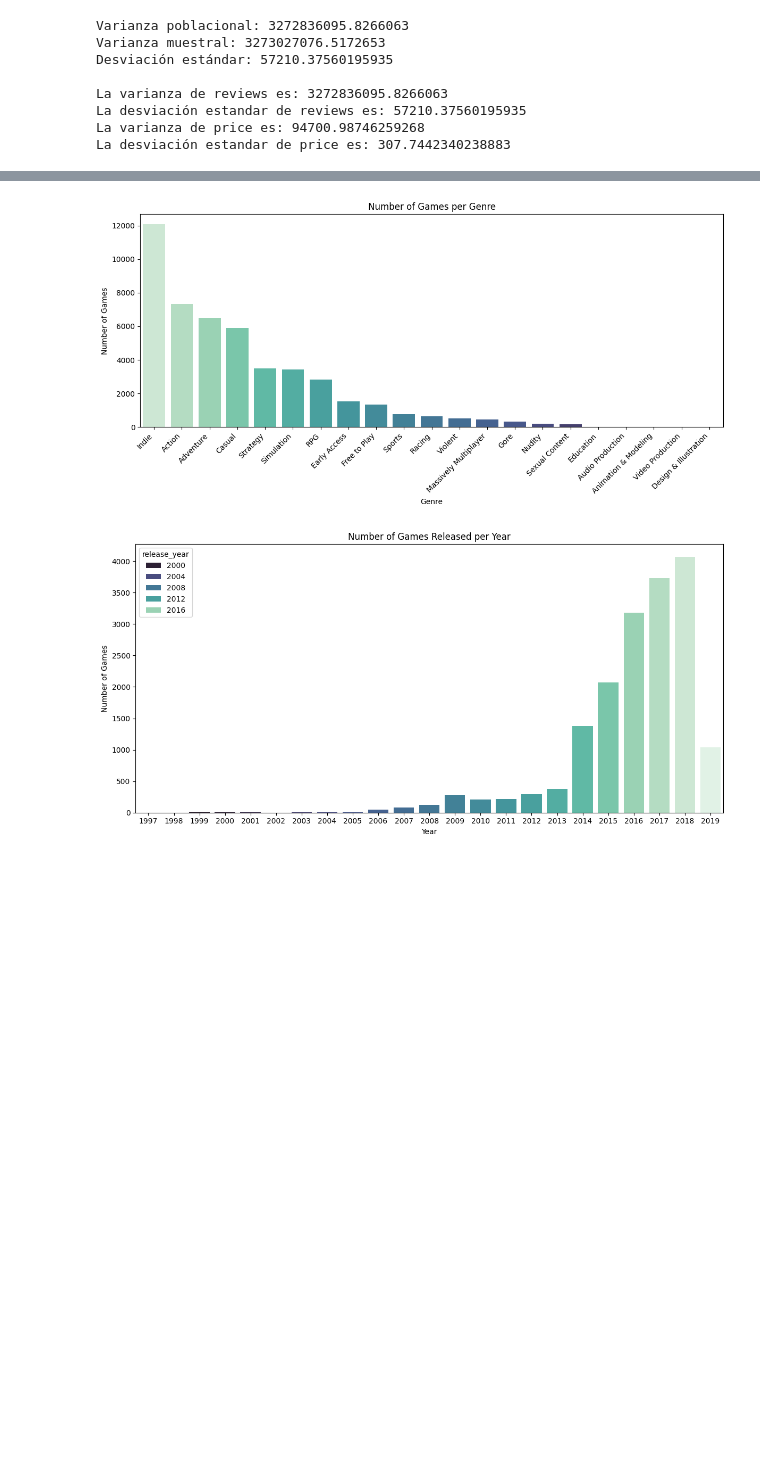
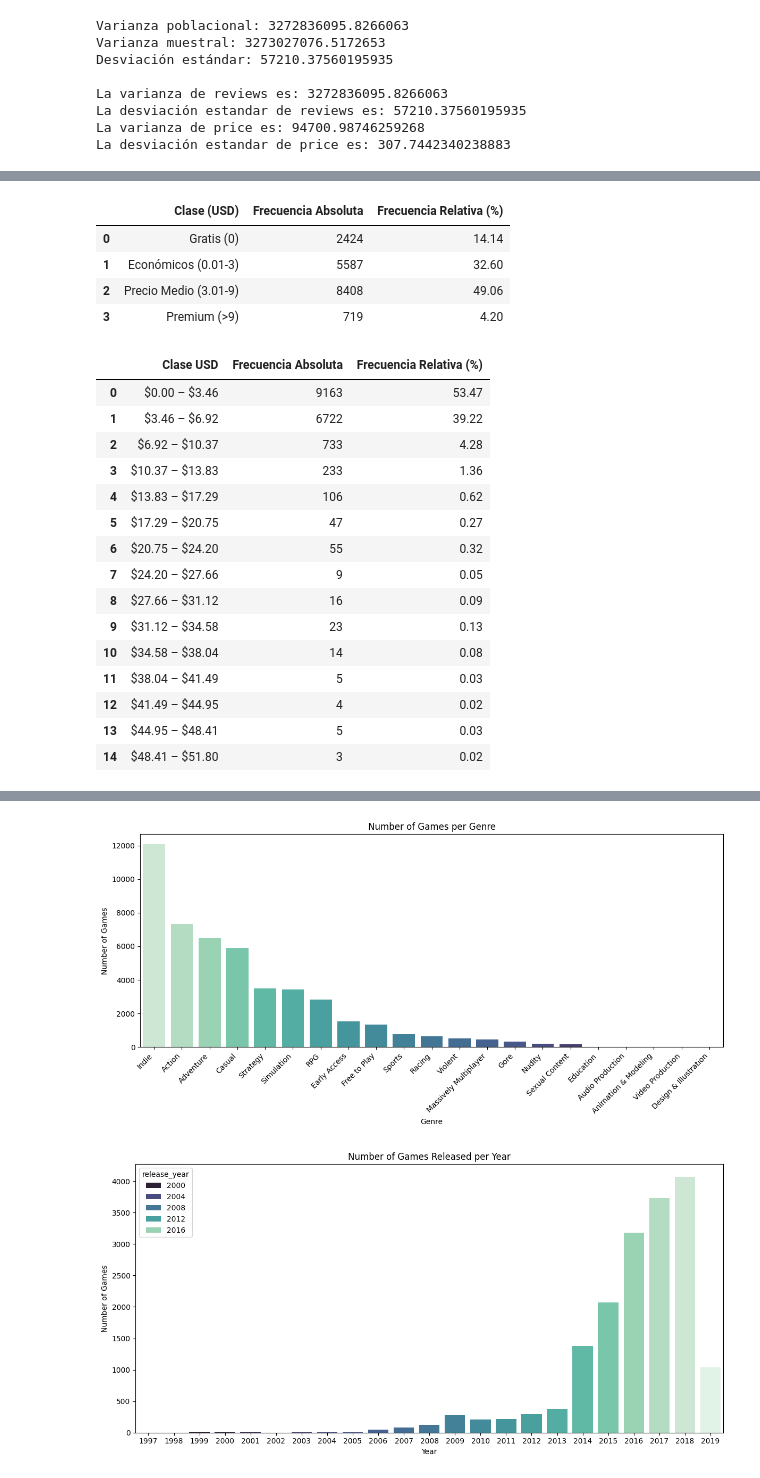
Before and after one commit to delav-dev/steam-pc-games-analysis, a Jupyter notebook: data_analysis.ipynb, the cells around one changed output, grey strips where cells are left out. Cells and saved outputs as stored; diff of their text form; code cells hidden in the pictures; blank space fills up the shorter version.

```diff
--- a/data_analysis.ipynb
+++ b/data_analysis.ipynb
@@ -382,0 +475,73 @@ La desviación estandar de price es: 307.7442340238883
+# %%
+# Conversión de INR a USD
+conversion_rate = 83  # 1 USD = 83 INR
+steam_data['price_usd'] = steam_data['price'] / conversion_rate
+
+# Definir rangos y etiquetas en USD
+bins_usd = [0, 0.01, 3, 9, steam_data['price_usd'].max()+1]
+labels_usd = ['Gratis (0)', 'Económicos (0.01-3)', 'Precio Medio (3.01-9)', 'Premium (>9)']
+
+# Crear clases y calcular frecuencias
+steam_data['clase_precio_usd'] = pd.cut(steam_data['price_usd'], bins=bins_usd, labels=labels_usd, include_lowest=True)
+frecuencia_abs = steam_data['clase_precio_usd'].value_counts().reindex(labels_usd)
+frecuencia_rel = round((frecuencia_abs / len(steam_data)) * 100, 2)
+
+# Tabla de frecuencias
+tabla_usd = pd.DataFrame({
+	'Clase (USD)': labels_usd,
+	'Frecuencia Absoluta': frecuencia_abs.values,
+	'Frecuencia Relativa (%)': frecuencia_rel.values
+})
+
+
+# Agrupación formal de precios usando Sturges (15 clases)
+k = 15
+min_price = 0
+max_price = 4299
+amplitud = round((max_price - min_price) / k)  # 287
+
+# Crear los bins para INR
+bins_sturges = [min_price + i * amplitud for i in range(k)]
+bins_sturges.append(max_price)  # Asegura incluir el máximo
+
+# Etiquetas para INR y USD
+labels_sturges_usd = [f"${bins_sturges[i]/conversion_rate:.2f} – ${bins_sturges[i+1]/conversion_rate:.2f}" if i < k-1 else f"${bins_sturges[i]/conversion_rate:.2f} – ${bins_sturges[i+1]/conversion_rate:.2f}" for i in range(k)]
+
+# Agrupa los precios en INR
+steam_data['clase_precio_sturges'] = pd.cut(steam_data['price'], bins=bins_sturges, labels=labels_sturges_usd, include_lowest=True)
+
+# Calcula frecuencias
+frecuencia_sturges = steam_data['clase_precio_sturges'].value_counts().reindex(labels_sturges_usd)
+frecuencia_rel_sturges = round((frecuencia_sturges / len(steam_data)) * 100, 2)
+
+# Tabla resumen
+tabla_sturges = pd.DataFrame({
+	'Clase USD': labels_sturges_usd,
+	'Frecuencia Absoluta': frecuencia_sturges.values,
+	'Frecuencia Relativa (%)': frecuencia_rel_sturges.values
+})
+
+display(tabla_usd)
+display(tabla_sturges)
+# %% [output]
+|  | Clase (USD) | Frecuencia Absoluta | Frecuencia Relativa (%) |
+| 0 | Gratis (0) | 2424 | 14.14 |
+| 1 | Económicos (0.01-3) | 5587 | 32.60 |
+| 2 | Precio Medio (3.01-9) | 8408 | 49.06 |
+| 3 | Premium (>9) | 719 | 4.20 |
+|  | Clase USD | Frecuencia Absoluta | Frecuencia Relativa (%) |
+| 0 | $0.00 – $3.46 | 9163 | 53.47 |
+| 1 | $3.46 – $6.92 | 6722 | 39.22 |
+| 2 | $6.92 – $10.37 | 733 | 4.28 |
+| 3 | $10.37 – $13.83 | 233 | 1.36 |
+| 4 | $13.83 – $17.29 | 106 | 0.62 |
+| 5 | $17.29 – $20.75 | 47 | 0.27 |
+| 6 | $20.75 – $24.20 | 55 | 0.32 |
+| 7 | $24.20 – $27.66 | 9 | 0.05 |
+| 8 | $27.66 – $31.12 | 16 | 0.09 |
+| 9 | $31.12 – $34.58 | 23 | 0.13 |
+| 10 | $34.58 – $38.04 | 14 | 0.08 |
+| 11 | $38.04 – $41.49 | 5 | 0.03 |
+| 12 | $41.49 – $44.95 | 4 | 0.02 |
+| 13 | $44.95 – $48.41 | 5 | 0.03 |
+| 14 | $48.41 – $51.80 | 3 | 0.02 |
```
Also changed, not shown: parts of 11 cells of this notebook.
